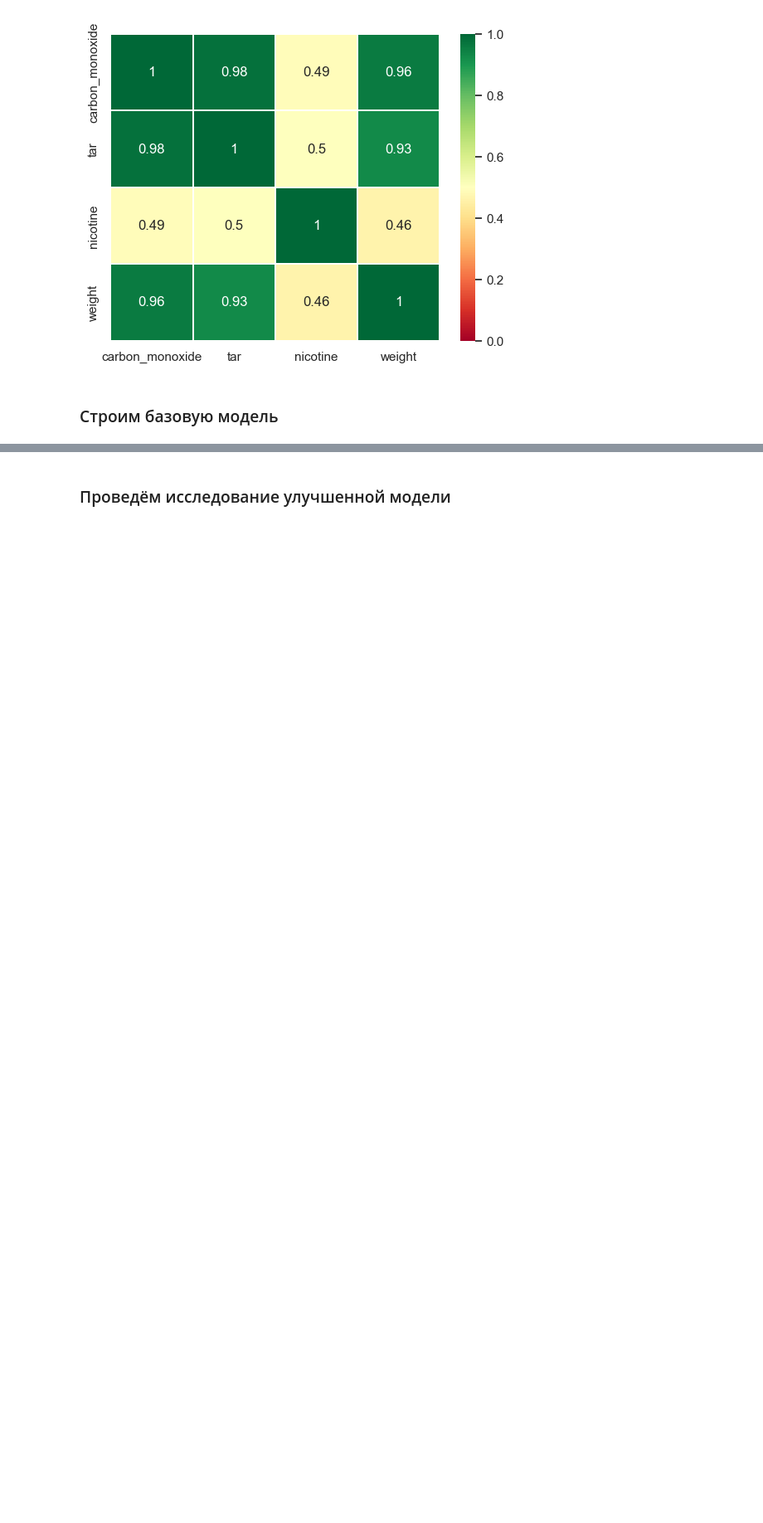
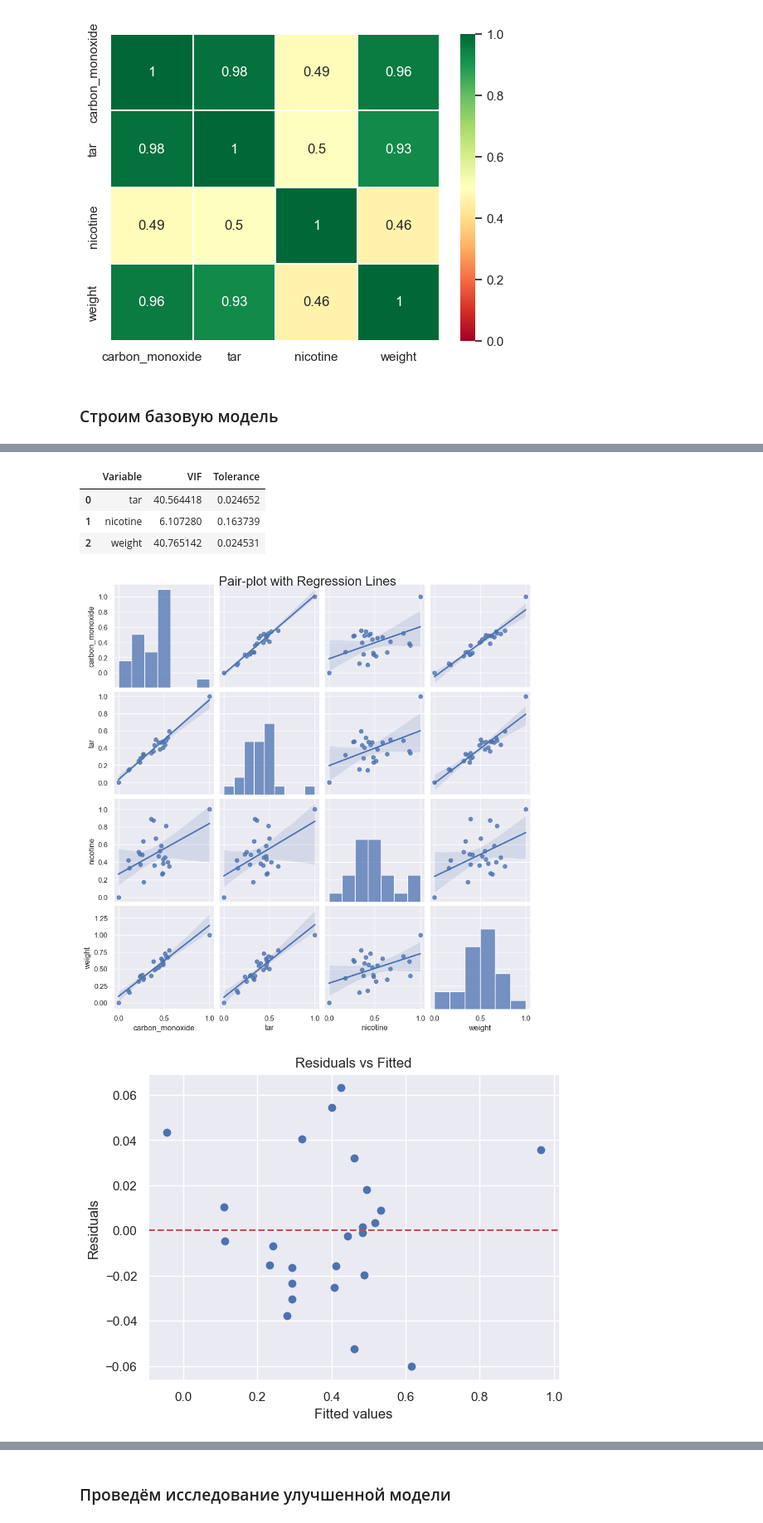
Before and after one commit to Mooncake911/Mathstatistics, a Jupyter notebook: Task_3/cigarettes.ipynb, the cells around one changed output, grey strips where cells are left out. Shown at 83% size. Cells and saved outputs as stored; diff of their text form; code cells hidden in the pictures; blank space fills up the shorter version.

```diff
--- a/Task_3/cigarettes.ipynb
+++ b/Task_3/cigarettes.ipynb
@@ -60,6 +63,9 @@ explore_column = 'carbon_monoxide'
 # %%
 base_research = LinearRegressionResearch(data, column=explore_column)
 base_research.info()
+base_research.run_tests()
+base_research.draw_plots()
+new_model, selected_features = base_research.stepwise_selection(criteria='AIC')
 # %% [output]
                                carbon_monoxide
 ==============================================================================
@@ -120,0 +132,6 @@ carbon_monoxide = (0.6650200501610087) * tar + (0.0022482625246411244) * nicotin
+|  | Variable | VIF | Tolerance |
+| 0 | tar | 40.564418 | 0.024652 |
+| 1 | nicotine | 6.107280 | 0.163739 |
+| 2 | weight | 40.765142 | 0.024531 |
+[figure, added]
+[figure, added]
```
Also changed, not shown: parts of 6 cells of this notebook, 7 other files.
